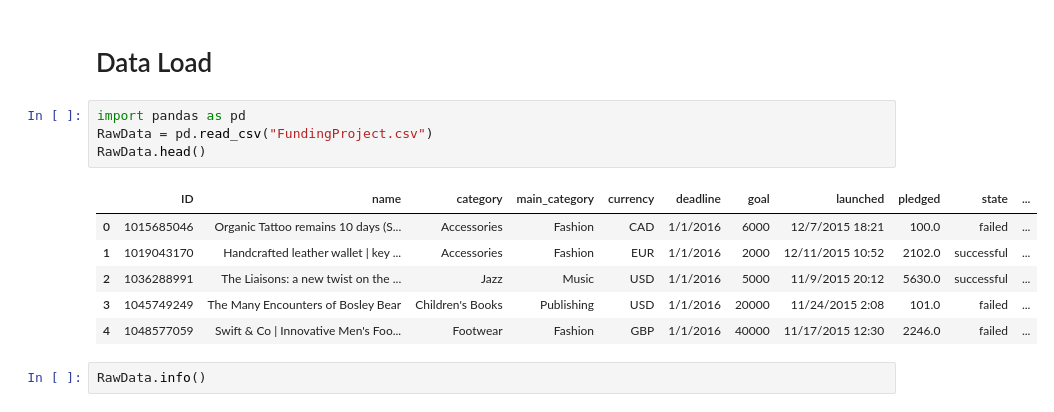
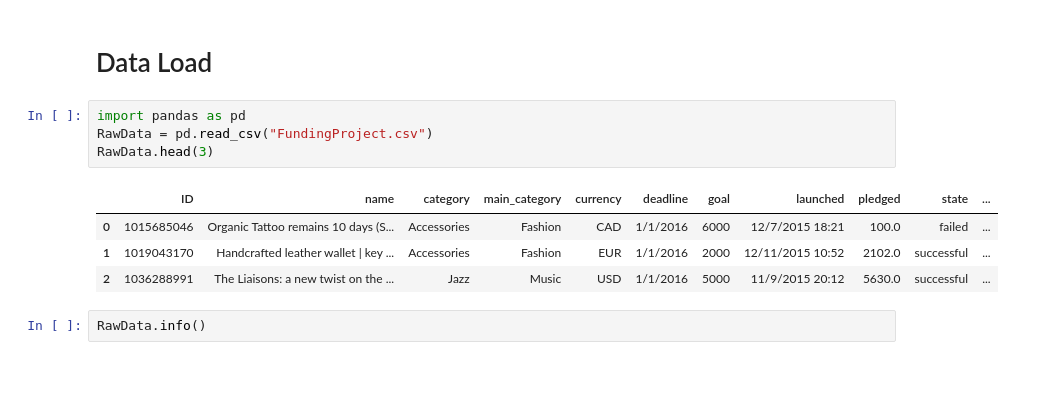
Before and after one commit to NormanHung/Practice-CampaignFunding, a Jupyter notebook: Assignment - Funding Project.ipynb, the cells around one changed output. Saved outputs shown, nothing was run; the diff lists cells and outputs as text; blank space fills up the shorter version.

```diff
--- a/Assignment - Funding Project.ipynb
+++ b/Assignment - Funding Project.ipynb
@@ -3,14 +3,12 @@
 # %%
 import pandas as pd
 RawData = pd.read_csv("FundingProject.csv")
-RawData.head()
+RawData.head(3)
 # %% [output]
 |  | ID | name | category | main_category | currency | deadline | goal | launched | pledged | state | ... |
 | 0 | 1015685046 | Organic Tattoo remains 10 days (S... | Accessories | Fashion | CAD | 1/1/2016 | 6000 | 12/7/2015 18:21 | 100.0 | failed | ... |
 | 1 | 1019043170 | Handcrafted leather wallet | key ... | Accessories | Fashion | EUR | 1/1/2016 | 2000 | 12/11/2015 10:52 | 2102.0 | successful | ... |
 | 2 | 1036288991 | The Liaisons: a new twist on the ... | Jazz | Music | USD | 1/1/2016 | 5000 | 11/9/2015 20:12 | 5630.0 | successful | ... |
-| 3 | 1045749249 | The Many Encounters of Bosley Bear | Children's Books | Publishing | USD | 1/1/2016 | 20000 | 11/24/2015 2:08 | 101.0 | failed | ... |
-| 4 | 1048577059 | Swift & Co | Innovative Men's Foo... | Footwear | Fashion | GBP | 1/1/2016 | 40000 | 11/17/2015 12:30 | 2246.0 | failed | ... |
 # %%
 RawData.info()
 # %% [output]
```
Also changed, not shown: parts of 52 cells of this notebook.
